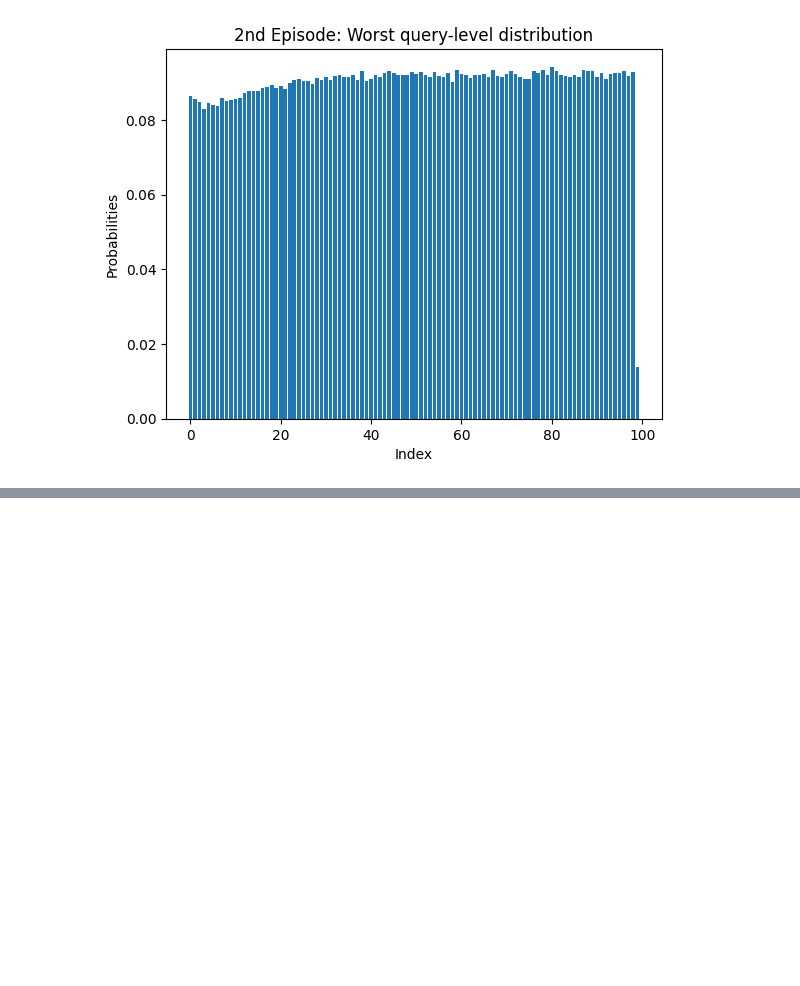
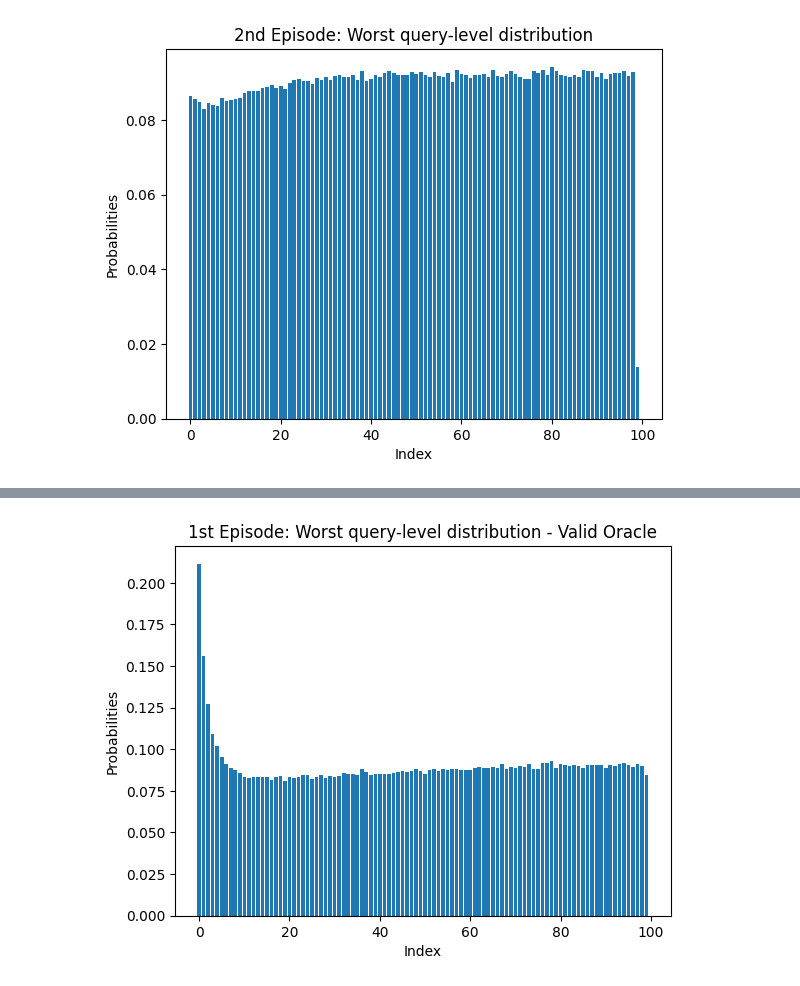
Before and after one commit to JMVCoelho/tevatron, a Jupyter notebook: plots.ipynb, the cells around one changed output, grey strips where cells are left out. Saved outputs shown, nothing was run; the diff lists cells and outputs as text; code cells hidden in the pictures; blank space fills up the shorter version.

```diff
--- a/plots.ipynb
+++ b/plots.ipynb
@@ -1214,0 +1234,17 @@ plt.show()
+# %%
+import matplotlib.pyplot as plt
+ep_1_worst = {3: 40144, 13: 30527, 14: 30641, 17: 30581, 28: 30448, 31: 30815, 35: 31039, 81: 33223, 94: 33642, 20: 30667, 26: 30604, 34: 31191, 45: 31953, 47: 31996, 82: 32951, 85: 32583, 87: 33208, 89: 33211, 4: 37311, 7: 32538, 8: 32205, 29: 30753, 40: 31217, 51: 32192, 98: 32995, 99: 30934, 0: 77607, 19: 29768, 67: 33397, 69: 32685, 76: 33584, 97: 33371, 25: 30239, 27: 31043, 39: 31316, 88: 33152, 91: 33335, 93: 33490, 96: 32824, 1: 57154, 6: 33517, 11: 30323, 12: 30690, 21: 30313, 30: 30523, 83: 33287, 33: 31252, 36: 32346, 49: 31923, 54: 32254, 58: 32206, 71: 33079, 38: 31074, 70: 32481, 84: 33103, 95: 33315, 9: 31536, 56: 32454, 90: 32579, 48: 32263, 60: 32145, 5: 35043, 24: 31079, 32: 31557, 55: 32185, 66: 32495, 73: 33389, 53: 31904, 78: 34045, 15: 30583, 59: 32184, 2: 46587, 61: 32560, 44: 31687, 77: 33595, 23: 31042, 41: 31281, 43: 31390, 62: 32695, 63: 32467, 74: 32413, 16: 29992, 22: 30550, 68: 32303, 10: 30658, 80: 33368, 65: 32711, 64: 32614, 92: 33032, 42: 31320, 75: 32322, 72: 32699, 46: 31756, 50: 31280, 86: 33260, 18: 30725, 52: 32344, 79: 32622, 37: 31721, 57: 32453}
+
+sorted_counter = sorted(ep_1_worst.items(), key=lambda x: x[1], reverse=True)
+
+x = [sc[0] for sc in sorted_counter]
+y = [sc[1]/(367012) for sc in sorted_counter]
+
+plt.bar(x, y)
+plt.xlabel('Index')
+plt.ylabel('Probabilities')
+plt.title('1st Episode: Worst query-level distribution - Valid Oracle')
+
+plt.show()
+# %% [output]
+[figure, added]
```
Also changed, not shown: parts of 5 cells of this notebook, 22 other files.
